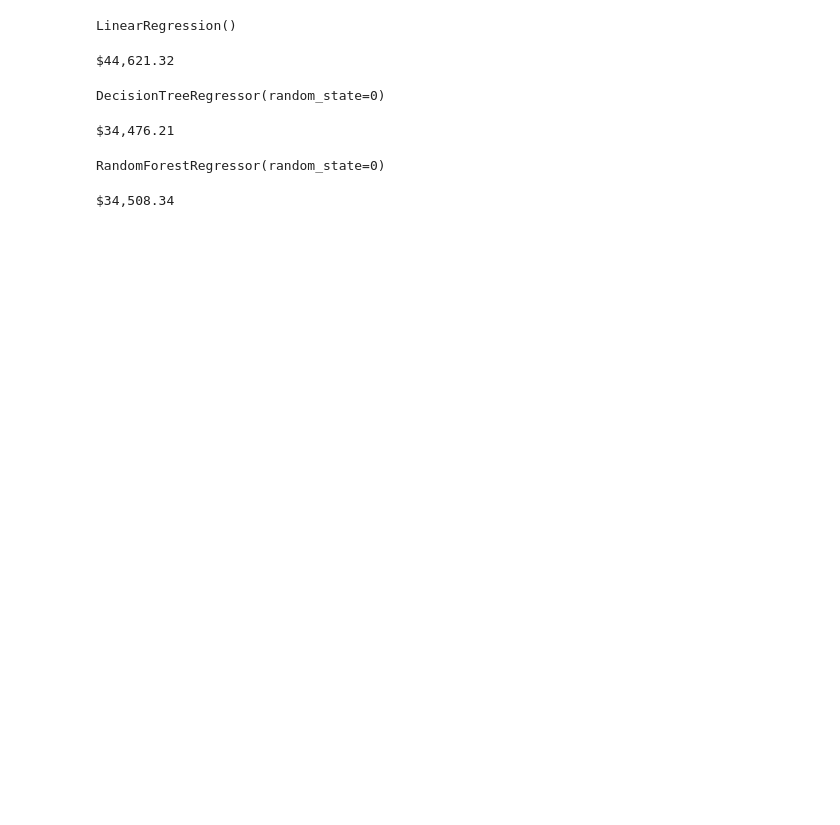
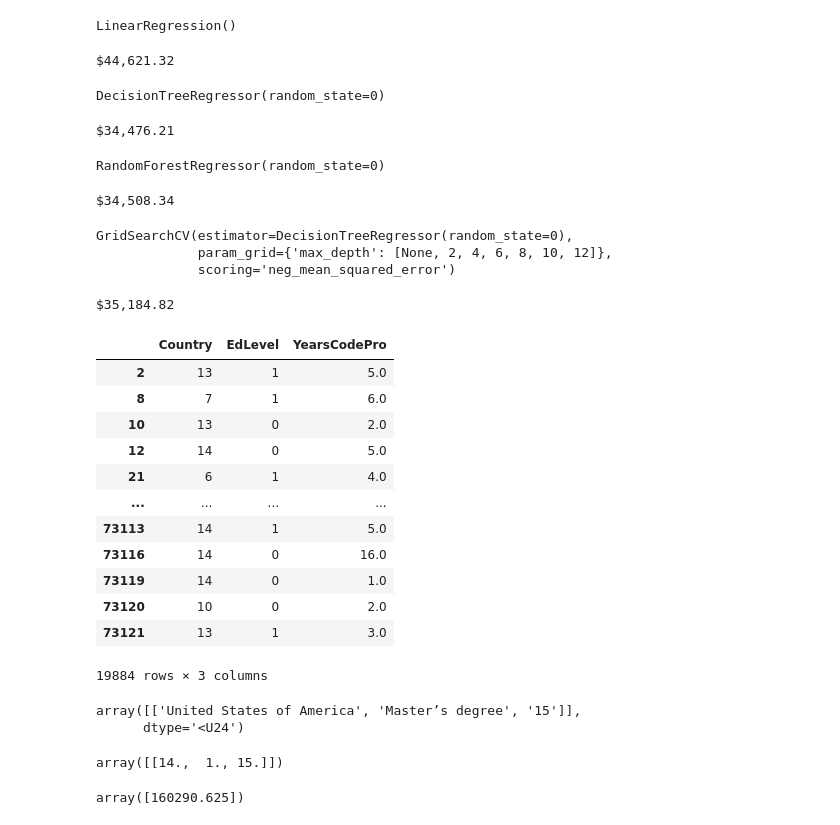
Before and after one commit to Benyamain/SalaryPrediction, a Jupyter notebook: SalaryPrediction.ipynb, the cells around one changed output. Cells and saved outputs as stored; diff of their text form; code cells hidden in the pictures; blank space fills up the shorter version.

Commit message:
Almost done with picking the model

```diff
--- a/SalaryPrediction.ipynb
+++ b/SalaryPrediction.ipynb
@@ -248,3 +248,62 @@ error = np.sqrt(mean_squared_error(y, y_pred))
 print('${:,.02f}'.format(error))
 # %% [output]
 $34,508.34
+# %%
+# Find the best model with the most optimal parameters
+# Grid search with cross validation
+from sklearn.model_selection import GridSearchCV
+
+max_depth = [None,2,4,6,8,10,12]
+parameters = {'max_depth': max_depth}
+
+regressor = DecisionTreeRegressor(random_state=0)
+gs = GridSearchCV(regressor, parameters, scoring='neg_mean_squared_error')
+gs.fit(X, y.values)
+# %% [output]
+GridSearchCV(estimator=DecisionTreeRegressor(random_state=0),
+             param_grid={'max_depth': [None, 2, 4, 6, 8, 10, 12]},
+             scoring='neg_mean_squared_error')
+# %%
+regressor = gs.best_estimator_
+
+regressor.fit(X, y.values)
+y_pred = regressor.predict(X)
+error = np.sqrt(mean_squared_error(y, y_pred))
+print('${:,.02f}'.format(error))
+# %% [output]
+$35,184.82
+# %%
+X
+# %% [output]
+|  | Country | EdLevel | YearsCodePro |
+| 2 | 13 | 1 | 5.0 |
+| 8 | 7 | 1 | 6.0 |
+| 10 | 13 | 0 | 2.0 |
+| 12 | 14 | 0 | 5.0 |
+| 21 | 6 | 1 | 4.0 |
+| ... | ... | ... | ... |
+| 73113 | 14 | 1 | 5.0 |
+| 73116 | 14 | 0 | 16.0 |
+| 73119 | 14 | 0 | 1.0 |
+| 73120 | 10 | 0 | 2.0 |
+| 73121 | 13 | 1 | 3.0 |
+19884 rows × 3 columns
+# %%
+# Country, EdLevel, YearsCodePro
+X = np.array([['United States of America', 'Master’s degree', 15]])
+X
+# %% [output]
+array([['United States of America', 'Master’s degree', '15']],
+      dtype='<U24')
+# %%
+X[:,0] = le_country.transform(X[:,0])
+X[:,1] = le_education.transform(X[:,1])
+X = X.astype(float)
+X
+# %% [output]
+array([[14.,  1., 15.]])
+# %%
+y_pred = regressor.predict(X)
+y_pred
+# %% [output]
+array([160290.625])
```
Also changed, not shown: parts of 1 cell of this notebook.
